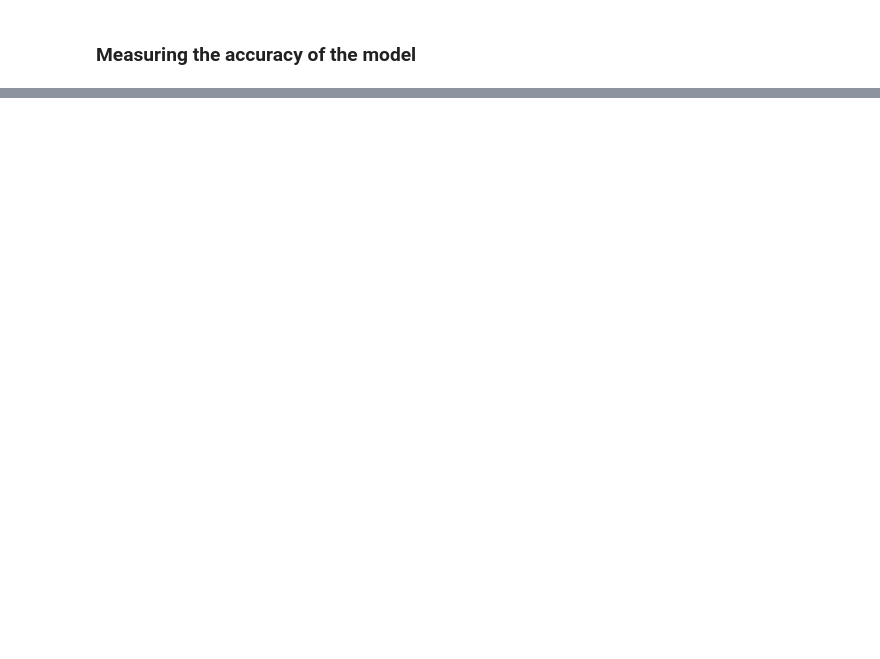
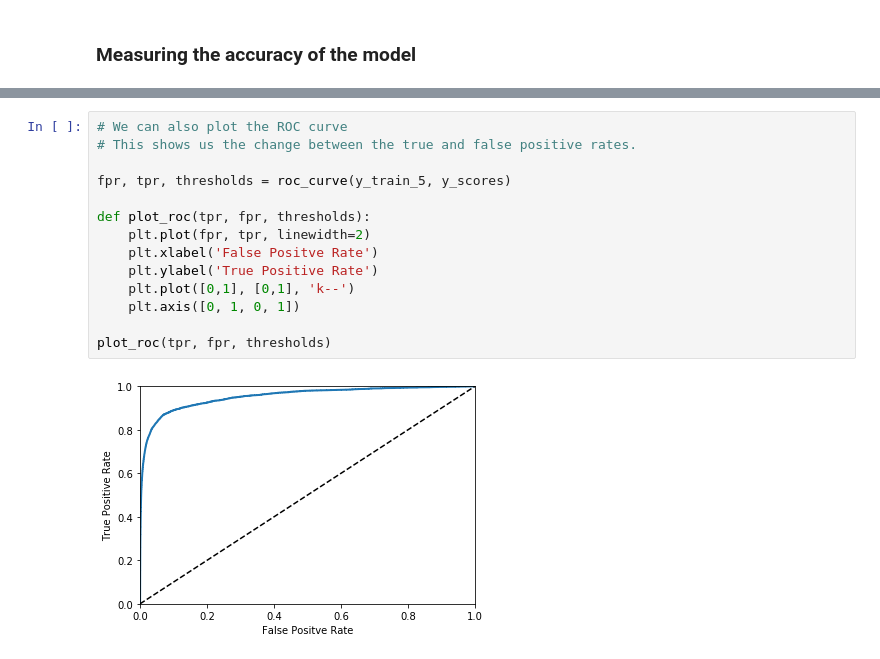
Before and after one commit to kamilwyszynski/mnist, a Jupyter notebook: mnist.ipynb, the cells around one changed output, grey strips where cells are left out. Saved outputs shown, nothing was run; the diff lists cells and outputs as text; blank space fills up the shorter version.

```diff
--- a/mnist.ipynb
+++ b/mnist.ipynb
@@ -106,0 +248,16 @@ cross_val_score(sgd_class, )
+# %%
+# We can also plot the ROC curve
+# This shows us the change between the true and false positive rates.
+
+fpr, tpr, thresholds = roc_curve(y_train_5, y_scores)
+
+def plot_roc(tpr, fpr, thresholds):
+    plt.plot(fpr, tpr, linewidth=2)
+    plt.xlabel('False Positve Rate')
+    plt.ylabel('True Positive Rate')
+    plt.plot([0,1], [0,1], 'k--')
+    plt.axis([0, 1, 0, 1])
+
+plot_roc(tpr, fpr, thresholds)
+# %% [output]
+[figure, added]
```
Also changed, not shown: parts of 17 cells of this notebook.
